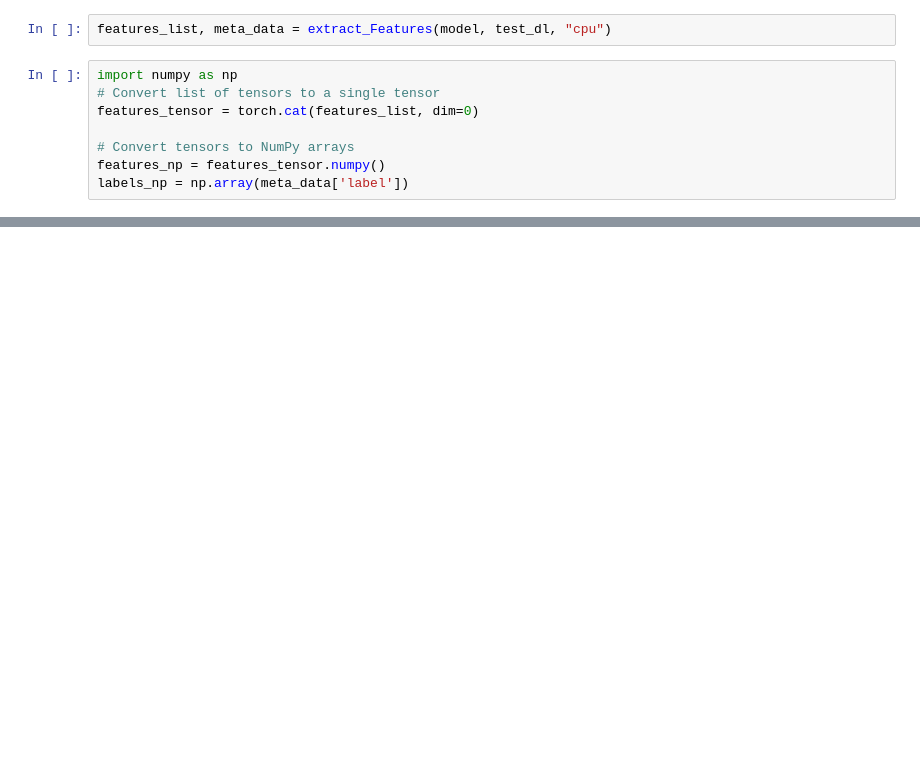
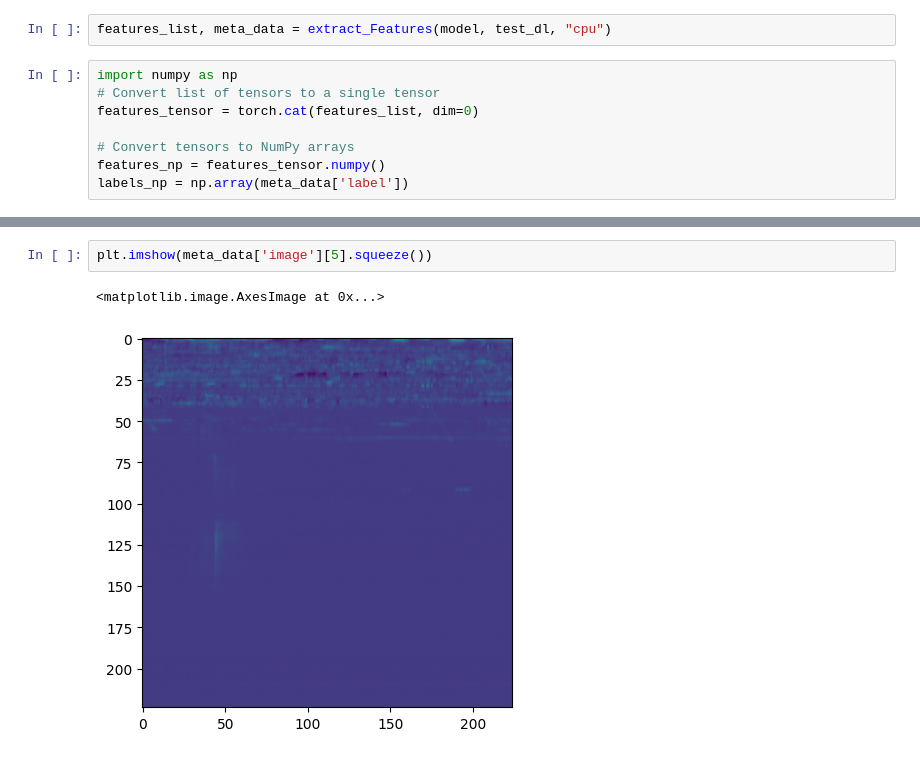
Before and after one commit to i4Ds/FlareSense-v2, a Jupyter notebook: deepcluster.ipynb, the cells around one changed output, grey strips where cells are left out. Cells and saved outputs as stored; diff of their text form; blank space fills up the shorter version.

```diff
--- a/deepcluster.ipynb
+++ b/deepcluster.ipynb
@@ -186,0 +271,5 @@ plt.show()
+# %%
+plt.imshow(meta_data['image'][5].squeeze())
+# %% [output]
+<matplotlib.image.AxesImage at 0x...>
+[figure, added]
```
Also changed, not shown: parts of 36 cells of this notebook, 9 other files.
